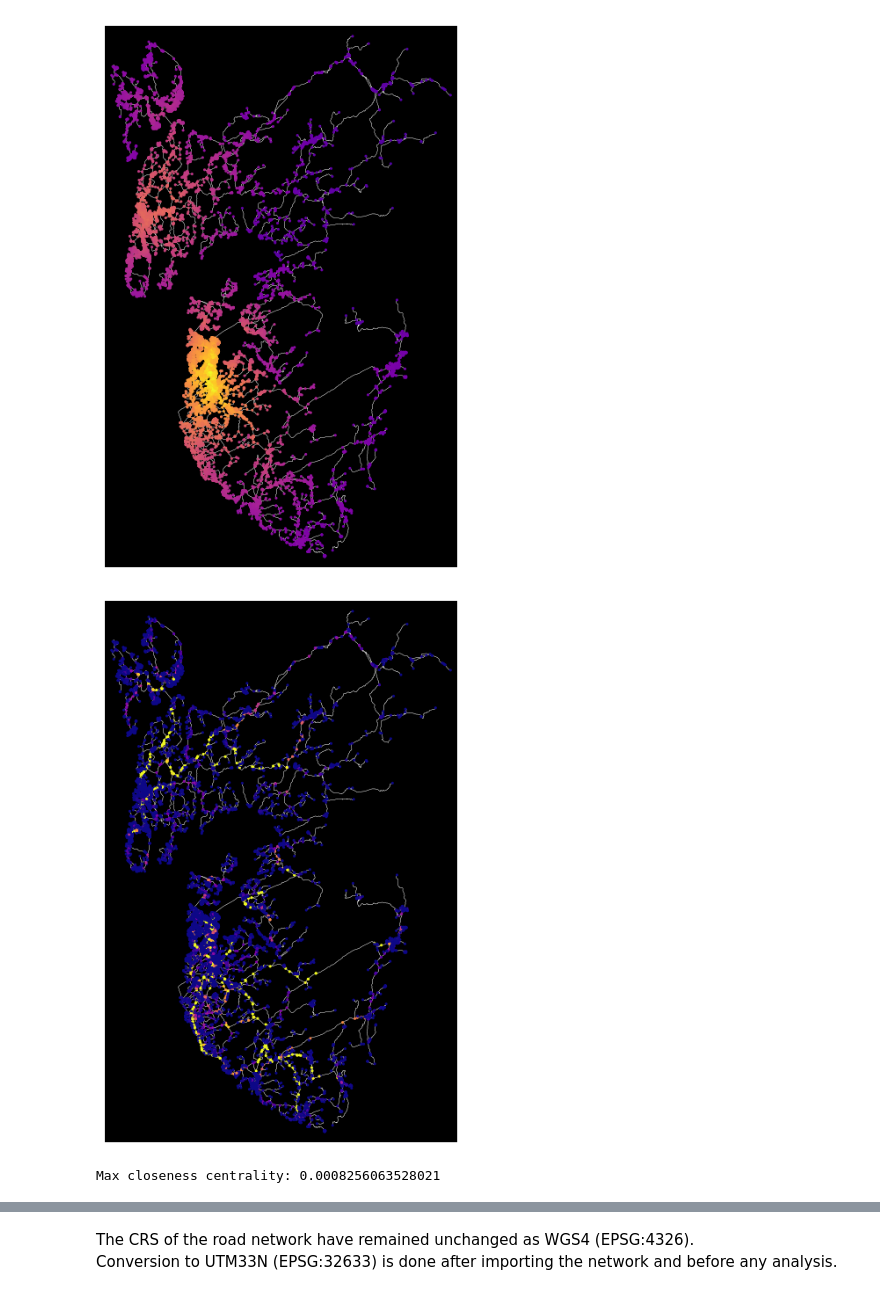
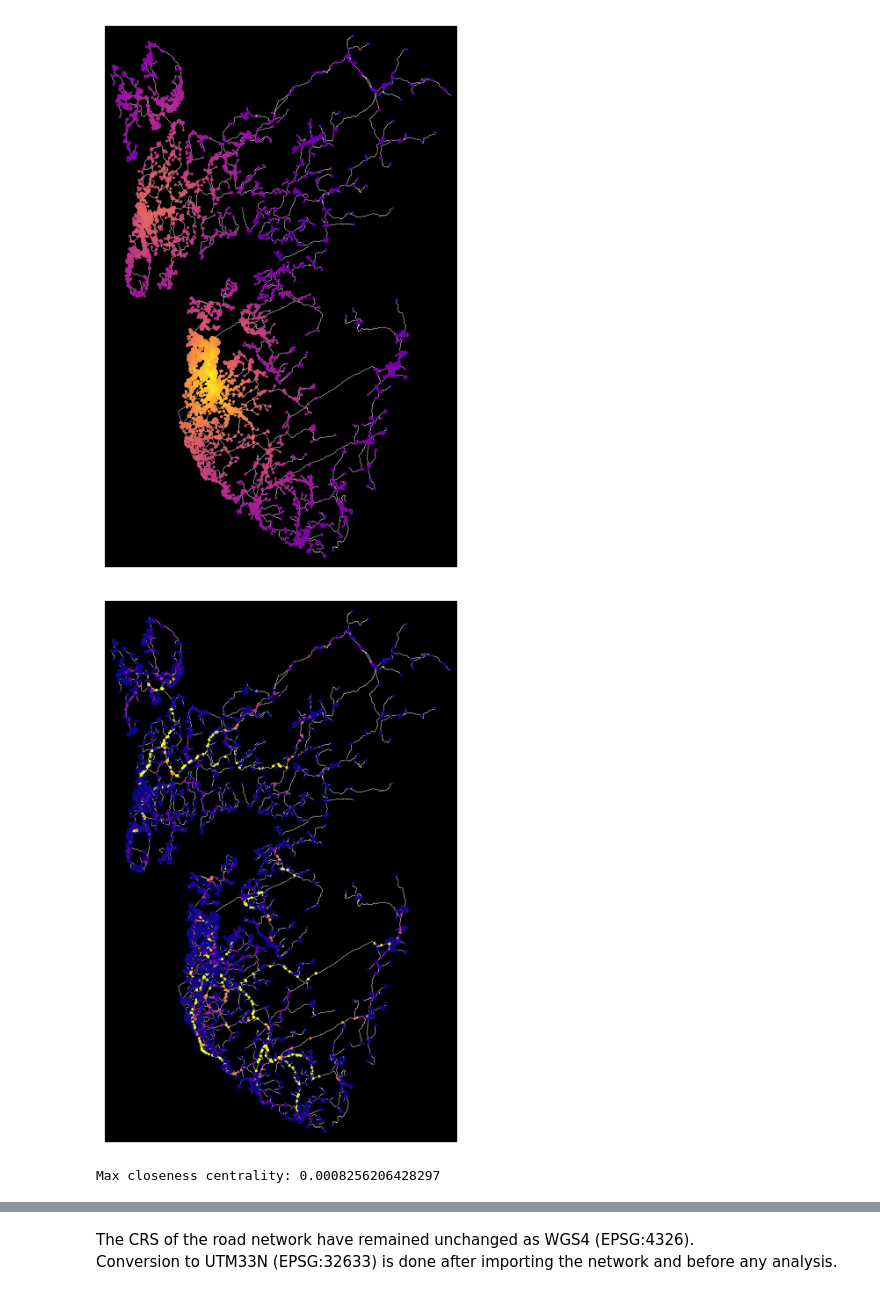
Before and after one commit to torhaa1/Response_Time_Minimization, a Jupyter notebook: preprocessing/29_preprocess_SouthWest_district.ipynb, the cells around one changed output, grey strips where cells are left out. Saved outputs shown, nothing was run; the diff lists cells and outputs as text; code cells hidden in the pictures.

```diff
--- a/preprocessing/29_preprocess_SouthWest_district.ipynb
+++ b/preprocessing/29_preprocess_SouthWest_district.ipynb
@@ -246,18 +268,18 @@ Index(['y', 'x', 'street_count', 'highway', 'ref', 'geometry'], dtype='object')
 Note that the north and south parts of the road network is not connected because one have to take a ferry between the two parts.
 # %%
 # Select a subset of columns - before imputing edge speeds
-subset_columns = ['lanes', 'name', 'highway', 'oneway', 'reversed', 'length', 'maxspeed', 'ref', 'junction', 'bridge', 'width', 'tunnel']
-subset_gdf = combined_edges[subset_columns]
+# subset_columns = ['lanes', 'name', 'highway', 'oneway', 'reversed', 'length', 'maxspeed', 'ref', 'junction', 'bridge', 'width', 'tunnel']
+# subset_gdf = combined_edges[subset_columns]
 # subset_gdf.head(4)
 
 # impute speed on all edges missing data
-clipped_graph = ox.speed.add_edge_speeds(clipped_graph)
+combined_graph = ox.speed.add_edge_speeds(combined_graph)
 
 # calculate travel time (seconds) for all edges
-clipped_graph = ox.speed.add_edge_travel_times(clipped_graph)
+combined_graph = ox.speed.add_edge_travel_times(combined_graph)
 
 # # converting graph to node and edge GeoPandas GeoDataFrames
-SouthWest_gdf_nodes, SouthWest_gdf_edges = ox.graph_to_gdfs(clipped_graph)
+SouthWest_gdf_nodes, SouthWest_gdf_edges = ox.graph_to_gdfs(combined_graph)
 print(f"type of SouthWest_gdf_nodes:{type(SouthWest_gdf_nodes)}")
 SouthWest_gdf_edges.keys()
 # %% [output]
@@ -296,18 +342,18 @@ Wall time: 0 ns
 # 5. Compute node centrality - using igraph (suitable for large graphs)
 
 # converting the networkx graph to an igraph graph
-osmids = list(clipped_graph.nodes)
-clipped_graph = nx.relabel.convert_node_labels_to_integers(clipped_graph)
+osmids = list(combined_graph.nodes)
+combined_graph = nx.relabel.convert_node_labels_to_integers(combined_graph)
 
 # give each node its original osmid as attribute since we relabeled them
-osmid_values = {k: v for k, v in zip(clipped_graph.nodes, osmids)}
-nx.set_node_attributes(clipped_graph, osmid_values, "osmid")
+osmid_values = {k: v for k, v in zip(combined_graph.nodes, osmids)}
+nx.set_node_attributes(combined_graph, osmid_values, "osmid")
 # %%
 %%time
 # convert networkx graph to igraph
 SouthWest_igraph= ig.Graph(directed=True)
-SouthWest_igraph.add_vertices(clipped_graph.nodes)
-SouthWest_igraph.add_edges(clipped_graph.edges())
+SouthWest_igraph.add_vertices(combined_graph.nodes)
+SouthWest_igraph.add_edges(combined_graph.edges())
 SouthWest_igraph.vs["osmid"] = osmids
-SouthWest_igraph.es["travel_time"] = list(nx.get_edge_attributes(clipped_graph, "travel_time").values())
+SouthWest_igraph.es["travel_time"] = list(nx.get_edge_attributes(combined_graph, "travel_time").values())
 # %% [output]
@@ -411,16 +457,16 @@ plt.show()
 # %%
 # Plot the road network with the betweenness centrality values as node colors - using OSMnx
 # node_color
 scale_factor = 10
 nc = SouthWest_gdf_nodes["betweenness_centrality"]
 nc = scale_factor * nc / nc.max()
 nc = plt.cm.plasma(nc)
 
 # plot the road network with the betweenness centrality values as node colors
-fig, ax = ox.plot_graph(clipped_graph, node_size=5, node_color=nc, edge_color="w", edge_linewidth=0.2, bgcolor="k", show=False, close=False)
+fig, ax = ox.plot_graph(combined_graph, node_size=5, node_color=nc, edge_color="w", edge_linewidth=0.2, bgcolor="k", show=False, close=False)
 plt.show()
 # %% [output]
-[figure, old version]
+[figure, new version]
 # %%
 # Save centrality to CSV file with 'closeness_centrality' and 'betweenness' columns and 'osmid' as index
 
@@ -436,7 +482,7 @@ SouthWest_gdf_nodes_imported.head(2)
 max_closeness = SouthWest_gdf_nodes_imported["closeness_centrality"].max()
 print(f"Max closeness centrality: {max_closeness}")
 # %% [output]
-Max closeness centrality: 0.0008256063528021
+Max closeness centrality: 0.0008256206428297
 # %%
 SouthWest_gdf_nodes_imported.head(2)
 # %% [output]
```
Also changed, not shown: parts of 20 cells of this notebook, 1 other file.
